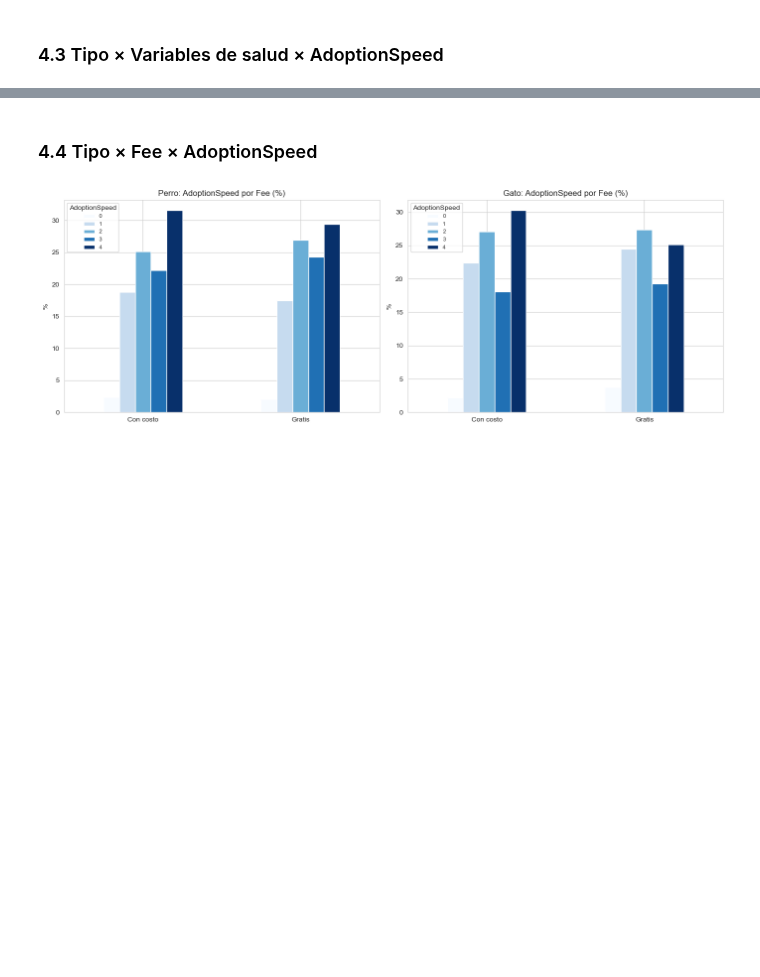
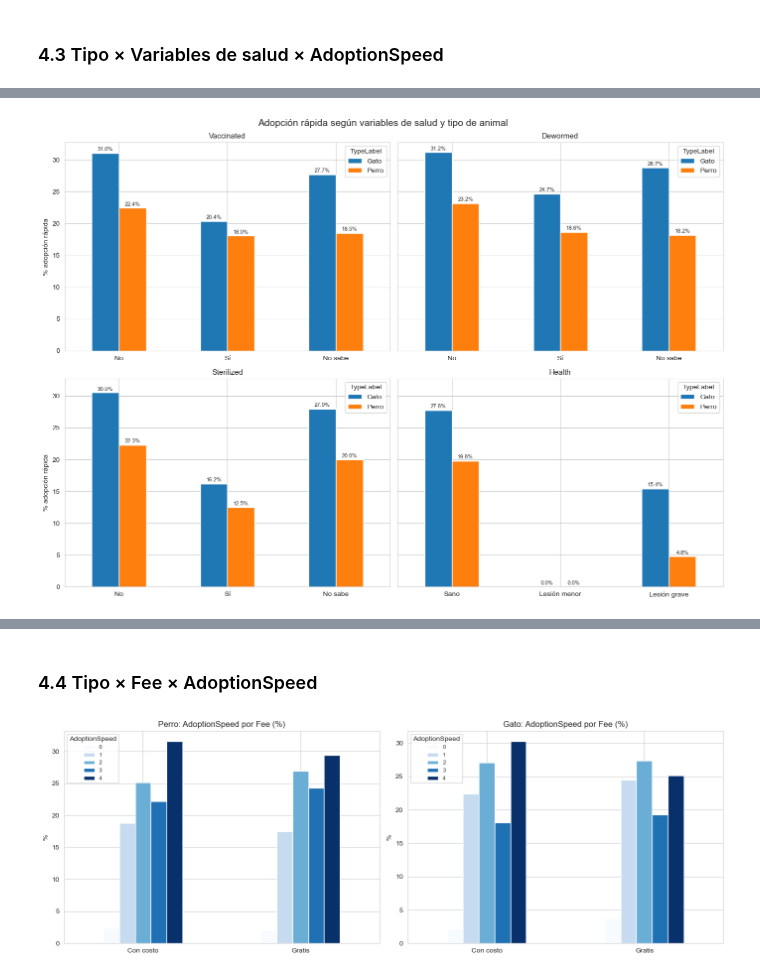
Before and after one commit to patriciasandagorda/UA_MDM_Labo2_Grupo2, a Jupyter notebook: EDA/04_EDA_PetFinder.ipynb, the cells around one changed output, grey strips where cells are left out. Saved outputs shown, nothing was run; the diff lists cells and outputs as text; code cells hidden in the pictures; blank space fills up the shorter version.

```diff
--- a/EDA/04_EDA_PetFinder.ipynb
+++ b/EDA/04_EDA_PetFinder.ipynb
@@ -964,16 +1050,2 @@ Error:
 # %% [markdown]
 ### 4.3 Tipo × Variables de salud × AdoptionSpeed
-# %%
-fig, axes = plt.subplots(1, 3, figsize=(18, 5))
-
-for ax, col in zip(axes, ['Vaccinated', 'Sterilized', 'Dewormed']):
-    pivot = df.groupby(['Type', col])['AdoptionSpeed'].mean().unstack()
-    pivot.plot(kind='bar', ax=ax, edgecolor='white')
-    ax.set_title(f'AdoptionSpeed medio por Tipo y {col}')
-    ax.set_xlabel('Tipo')
-    ax.tick_params(axis='x', rotation=0)
-    ax.set_ylabel('AdoptionSpeed medio')
-    ax.legend(title=col, fontsize=8)
-
-plt.tight_layout()
-plt.show()
@@ -982,0 +1052,71 @@ Error:
+# %%
+import matplotlib.pyplot as plt
+
+# Variable binaria
+df['AdoptFast'] = df['AdoptionSpeed'].isin([0, 1]).astype(int)
+
+# Tipo de animal
+df['TypeLabel'] = df['Type'].astype(str).str.strip()
+
+# Recodificación
+health_vars = {
+    'Vaccinated': {1: 'No', 2: 'Sí', 3: 'No sabe'},
+    'Dewormed': {1: 'No', 2: 'Sí', 3: 'No sabe'},
+    'Sterilized': {1: 'No', 2: 'Sí', 3: 'No sabe'},
+    'Health': {1: 'Sano', 2: 'Lesión menor', 3: 'Lesión grave'}
+}
+
+# 👉 Grid 2x2
+fig, axes = plt.subplots(2, 2, figsize=(14, 10), sharey=True)
+axes = axes.flatten()  # para iterar fácil
+
+for i, (var, mapping) in enumerate(health_vars.items()):
+
+    label_col = var + 'Label'
+
+    if pd.api.types.is_numeric_dtype(df[var]):
+        df[label_col] = df[var].map(mapping)
+    else:
+        df[label_col] = df[var].astype(str).str.strip()
+
+    plot_df = (
+        df[['TypeLabel', label_col, 'AdoptFast']]
+        .dropna()
+        .groupby([label_col, 'TypeLabel'], as_index=False)['AdoptFast']
+        .mean()
+    )
+
+    plot_df['AdoptFast'] *= 100
+
+    pivot_df = plot_df.pivot(index=label_col, columns='TypeLabel', values='AdoptFast')
+
+    # Orden lógico
+    if var in ['Vaccinated', 'Dewormed', 'Sterilized']:
+        pivot_df = pivot_df.reindex(['No', 'Sí', 'No sabe'])
+    else:
+        pivot_df = pivot_df.reindex(['Sano', 'Lesión menor', 'Lesión grave'])
+
+    ax = axes[i]
+    pivot_df.plot(kind='bar', ax=ax, edgecolor='white')
+
+    ax.set_title(var, fontsize=11)
+    ax.set_xlabel('')
+    ax.set_xticklabels(ax.get_xticklabels(), rotation=0)
+
+    # Solo primera columna con eje Y
+    if i % 2 == 0:
+        ax.set_ylabel('% adopción rápida')
+    else:
+        ax.set_ylabel('')
+
+    # Etiquetas
+    for container in ax.containers:
+        ax.bar_label(container, fmt='%.1f%%', padding=2, fontsize=8)
+
+# 👉 Título general
+plt.suptitle('Adopción rápida según variables de salud y tipo de animal', fontsize=14)
+
+plt.tight_layout()
+plt.show()
+# %% [output]
+[figure, added]
```
Also changed, not shown: parts of 56 cells of this notebook.
